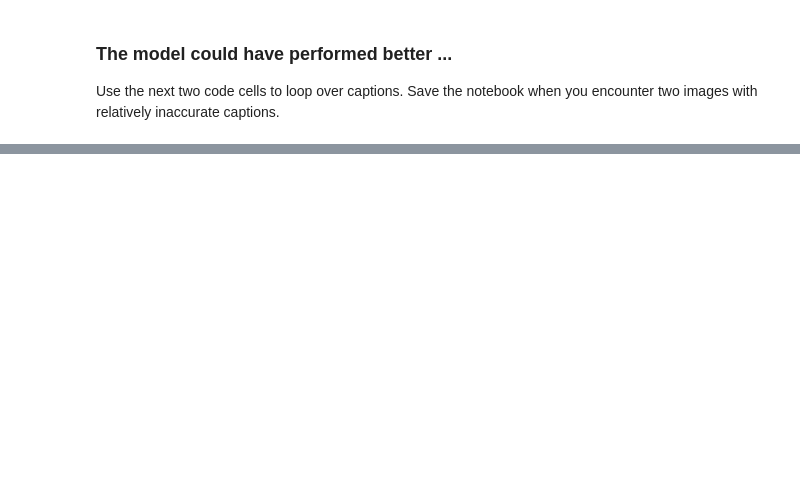
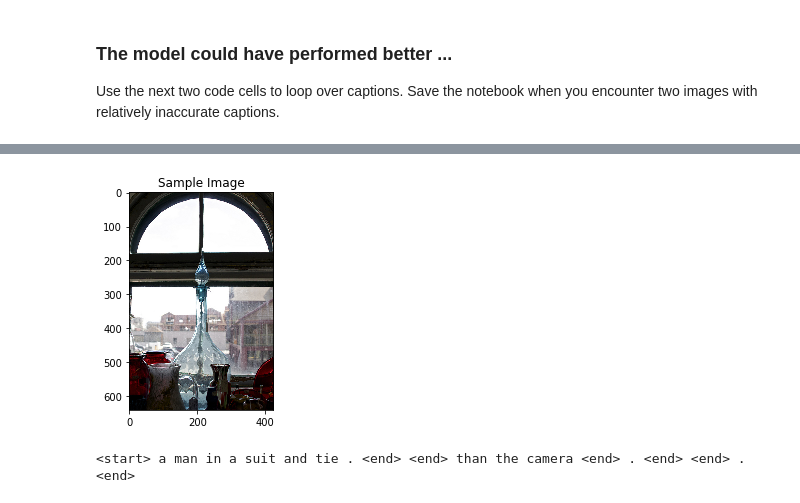
Before and after one commit to SarthakJaingit/Image-Captioning-Project-CNN-RNN, a Jupyter notebook: 3_Inference.ipynb, the cells around one changed output, grey strips where cells are left out. Saved outputs shown, nothing was run; the diff lists cells and outputs as text; code cells hidden in the pictures; blank space fills up the shorter version.

```diff
--- a/3_Inference.ipynb
+++ b/3_Inference.ipynb
@@ -223,0 +224,5 @@ get_prediction()
+# %%
+get_prediction()
+# %% [output]
+[figure, added]
+<start> a man in a suit and tie . <end> <end> than the camera <end> . <end> <end> . <end>
```
Also changed, not shown: parts of 10 cells of this notebook, 1 other file.
